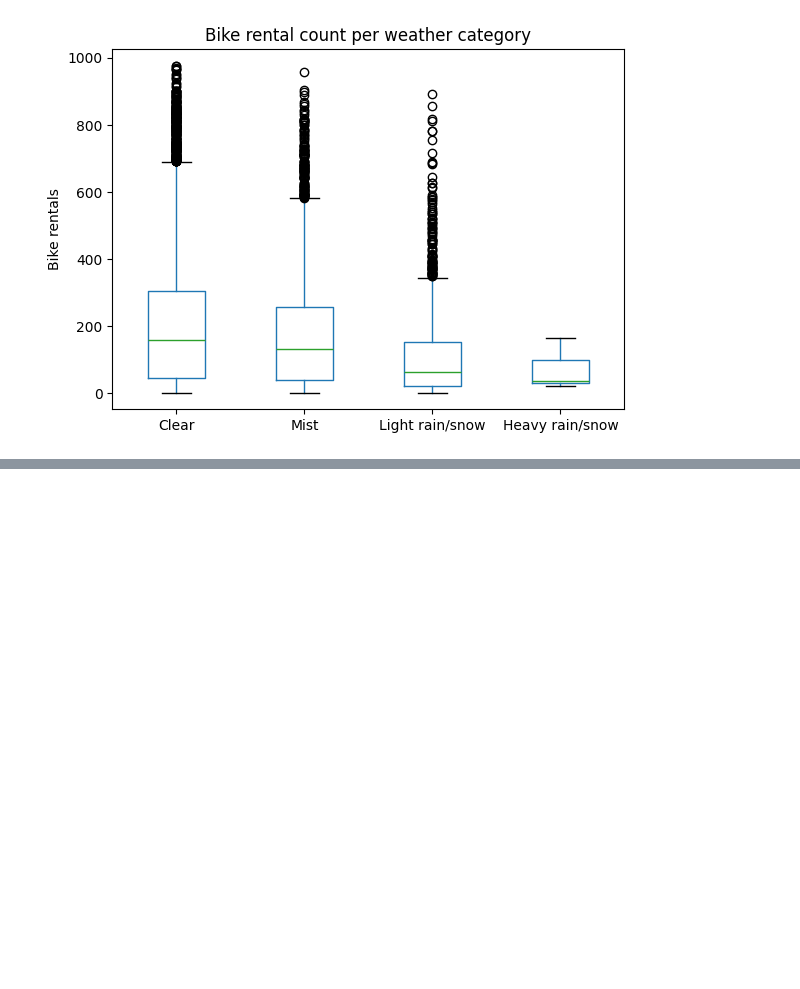
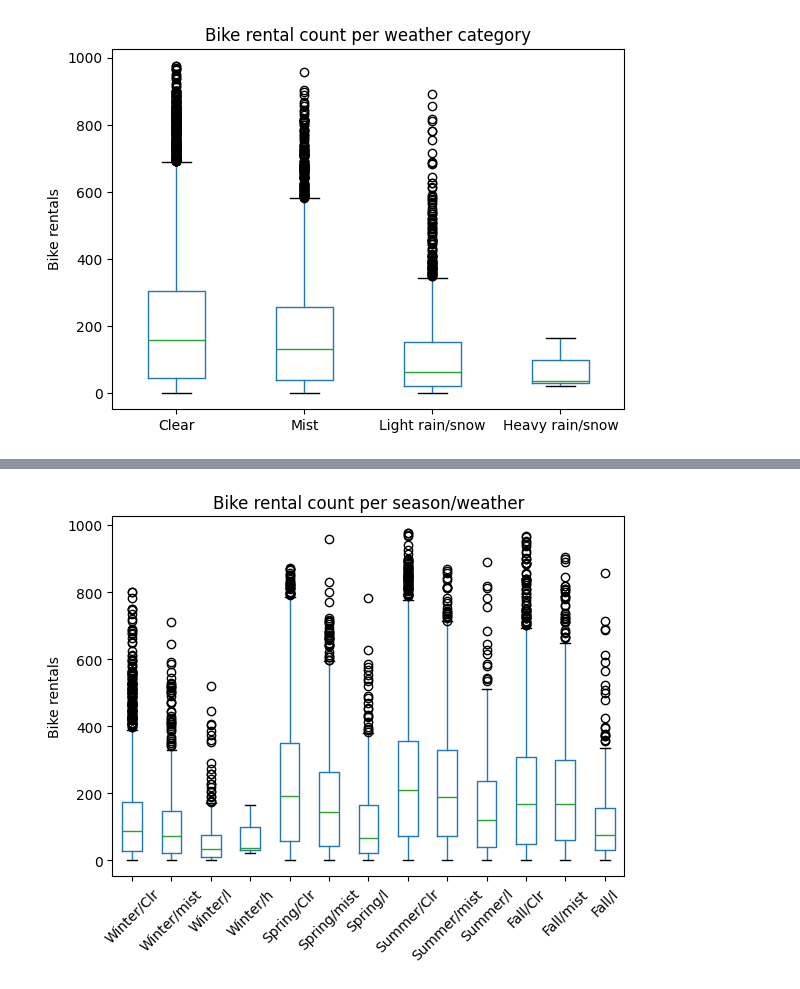
Before and after one commit to paulcarvalho/Bike-Sharing-EDA, a Jupyter notebook: bike_sharing_eda.ipynb, the cells around one changed output, grey strips where cells are left out. Cells and saved outputs as stored; diff of their text form; code cells hidden in the pictures; blank space fills up the shorter version.

```diff
--- a/bike_sharing_eda.ipynb
+++ b/bike_sharing_eda.ipynb
@@ -183,0 +349,17 @@ Create a feature that combines weather and season to capture conditions like "co
+# %%
+# Combine weather and season
+combined_df['season_weather'] = combined_df['season'].astype(str) + '_' + combined_df['weathersit'].astype(str)
+combined_df.boxplot(column="cnt", by="season_weather", grid=False)
+plt.title("Bike rental count per season/weather")
+plt.suptitle('')
+plt.xlabel("")
+plt.ylabel("Bike rentals")
+plt.xticks(np.arange((combined_df["season_weather"].nunique()))+1,
+           labels=['Winter/Clr', 'Winter/mist', 'Winter/l', "Winter/h",
+                   'Spring/Clr', 'Spring/mist', 'Spring/l',
+                   'Summer/Clr', 'Summer/mist', 'Summer/l',
+                   'Fall/Clr', 'Fall/mist', 'Fall/l'],
+           rotation=45)
+plt.show()
+# %% [output]
+[figure, added]
```
Also changed, not shown: parts of 19 cells of this notebook.
